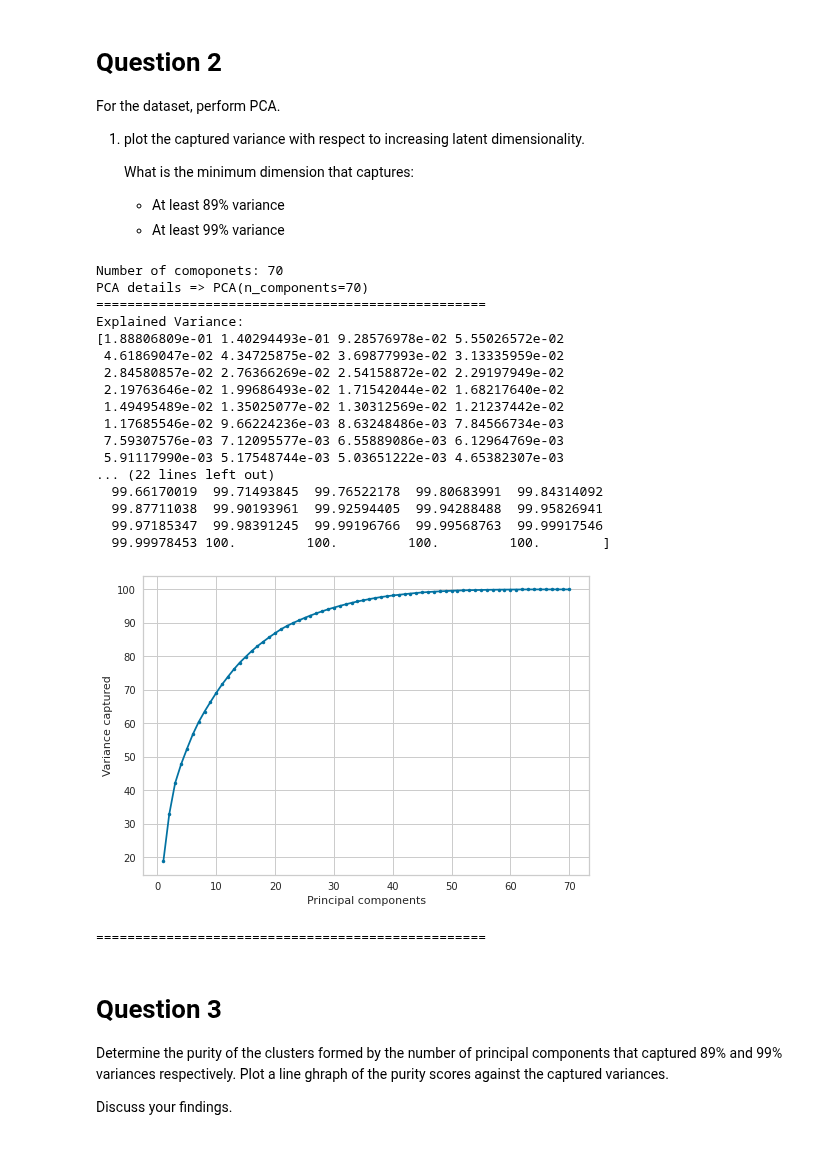
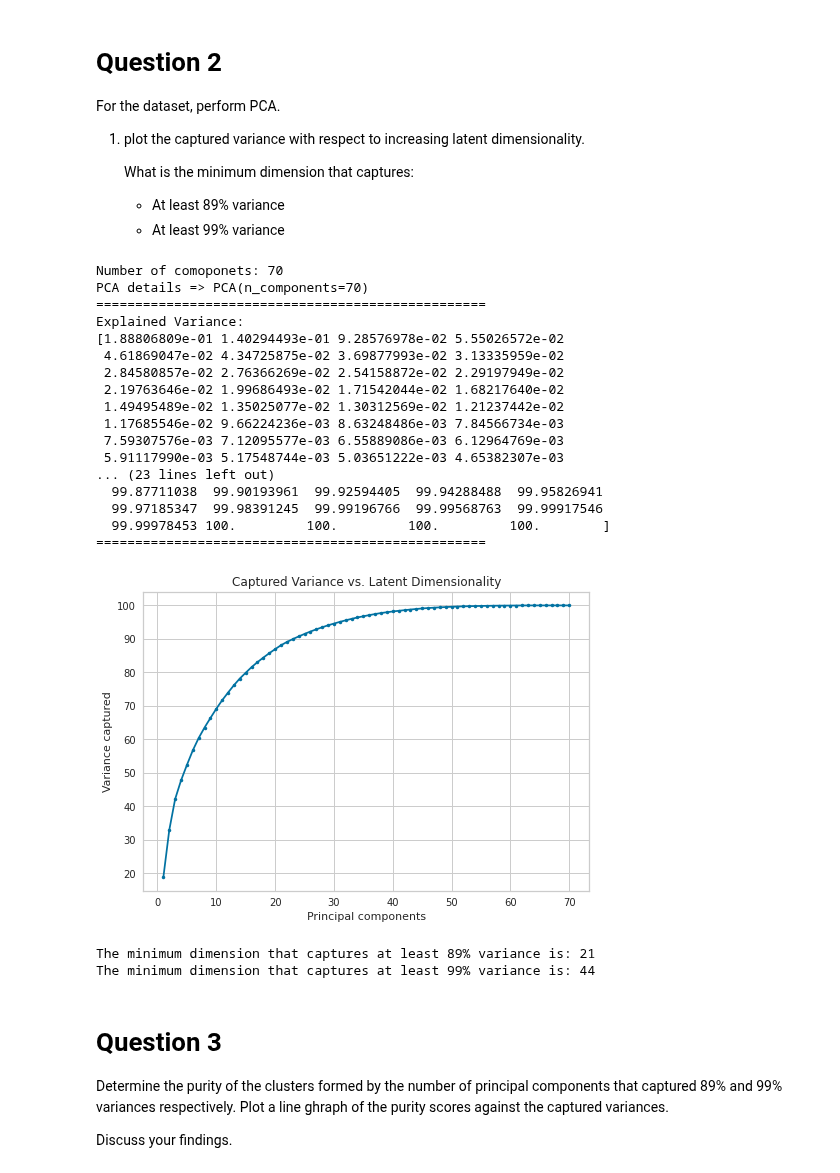
Before and after one commit to bryonbaker/SIT720, a Jupyter notebook: Ass2/SIT720_A2_85031775.ipynb, the cells around one changed output. Cells and saved outputs as stored; diff of their text form; code cells hidden in the pictures.

```diff
--- a/Ass2/SIT720_A2_85031775.ipynb
+++ b/Ass2/SIT720_A2_85031775.ipynb
@@ -201,12 +204,6 @@ print("Cumulative Explained Variance:")
 #cum_var=np.cumsum(np.round(pca.explained_variance_ratio_, decimals=4)*100)
 cum_var=np.cumsum(pca.explained_variance_ratio_*100)
 print(cum_var)
-
-pca_num = a_list = list(range(1, n_components+1))
-plt.plot(pca_num, cum_var, marker='.')
-plt.xlabel("Principal components")
-plt.ylabel("Variance captured")
-plt.show()
 
 dimensions = {}
 
@@ -249,13 +246,27 @@ Explained Variance:
  1.17685546e-02 9.66224236e-03 8.63248486e-03 7.84566734e-03
  7.59307576e-03 7.12095577e-03 6.55889086e-03 6.12964769e-03
  5.91117990e-03 5.17548744e-03 5.03651222e-03 4.65382307e-03
-... (22 lines left out)
-  99.66170019  99.71493845  99.76522178  99.80683991  99.84314092
+... (23 lines left out)
   99.87711038  99.90193961  99.92594405  99.94288488  99.95826941
   99.97185347  99.98391245  99.99196766  99.99568763  99.99917546
   99.99978453 100.         100.         100.         100.        ]
+==================================================
-[figure, removed]
-==================================================
+# %%
+pca_num = a_list = list(range(1, n_components+1))
+plt.plot(pca_num, cum_var, marker='.')
+plt.xlabel("Principal components")
+plt.ylabel("Variance captured")
+plt.title(label="Captured Variance vs. Latent Dimensionality", loc="center")
+plt.show()
+
+for key,value in dimensions.items():
+    print("The minimum dimension that captures at least {:.0f}% variance is: {}".format(key,value))
+
+#print(f"Dimension that captures at least 89% variance os: {dimensions}")
+# %% [output]
+[figure, added]
+The minimum dimension that captures at least 89% variance is: 21
+The minimum dimension that captures at least 99% variance is: 44
 # %% [markdown]
 # Question 3
 Determine the purity of the clusters formed by the number of principal components that captured 89% and 99% variances respectively. Plot a line ghraph of the purity scores against the captured variances.
```
Also changed, not shown: parts of 12 cells of this notebook.
